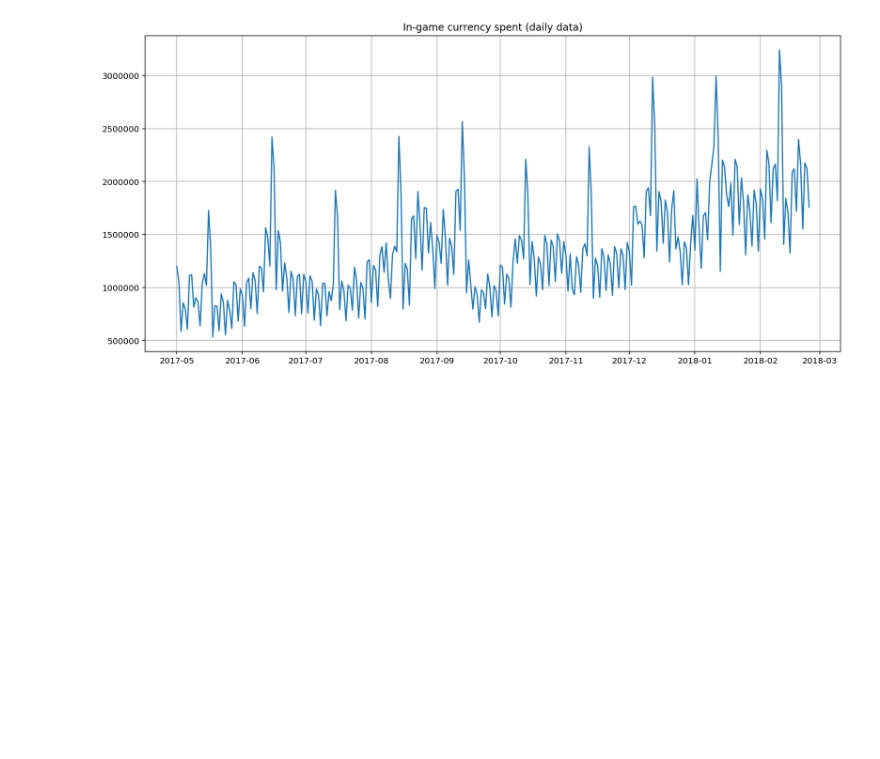
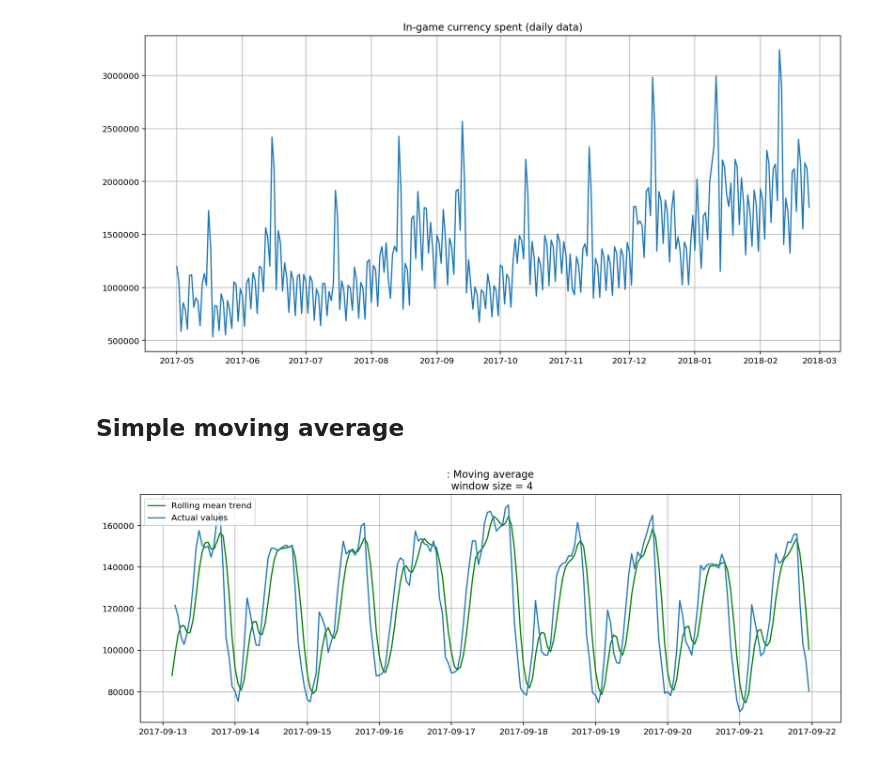
Before and after one commit to EKami/torchlite, a Jupyter notebook: examples-ts/simple_ts_models.ipynb, the cells around one changed output. Saved outputs shown, nothing was run; the diff lists cells and outputs as text; code cells hidden in the pictures; blank space fills up the shorter version.

```diff
--- a/examples-ts/simple_ts_models.ipynb
+++ b/examples-ts/simple_ts_models.ipynb
@@ -52,3 +56,10 @@ File already exists.
 | 2017-05-05 | 793775 |
 [figure]
 [figure]
+# %% [markdown]
+## Simple moving average
+# %%
+mv_o = tts.MovingAverage(ads["Ads"])
+mv_rw = mv_o.get_simple_moving_average(4, show_plot=True)
+# %% [output]
+[figure, added]
```
Also changed, not shown: parts of 17 cells of this notebook, 1 other file.
